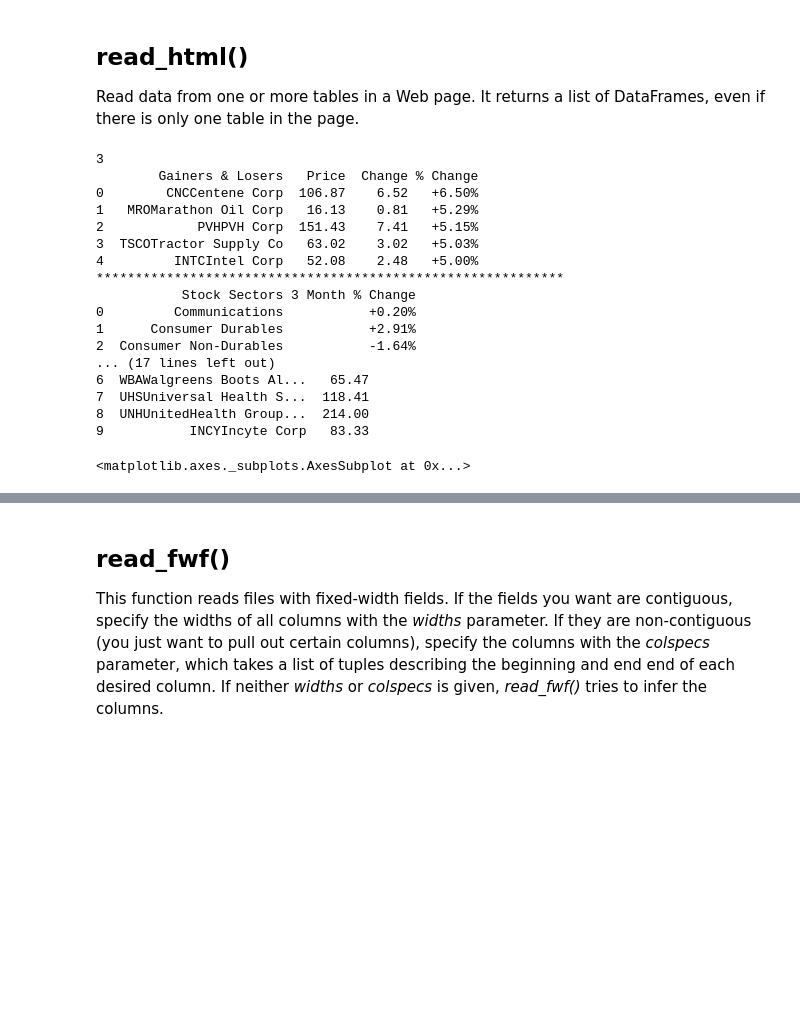
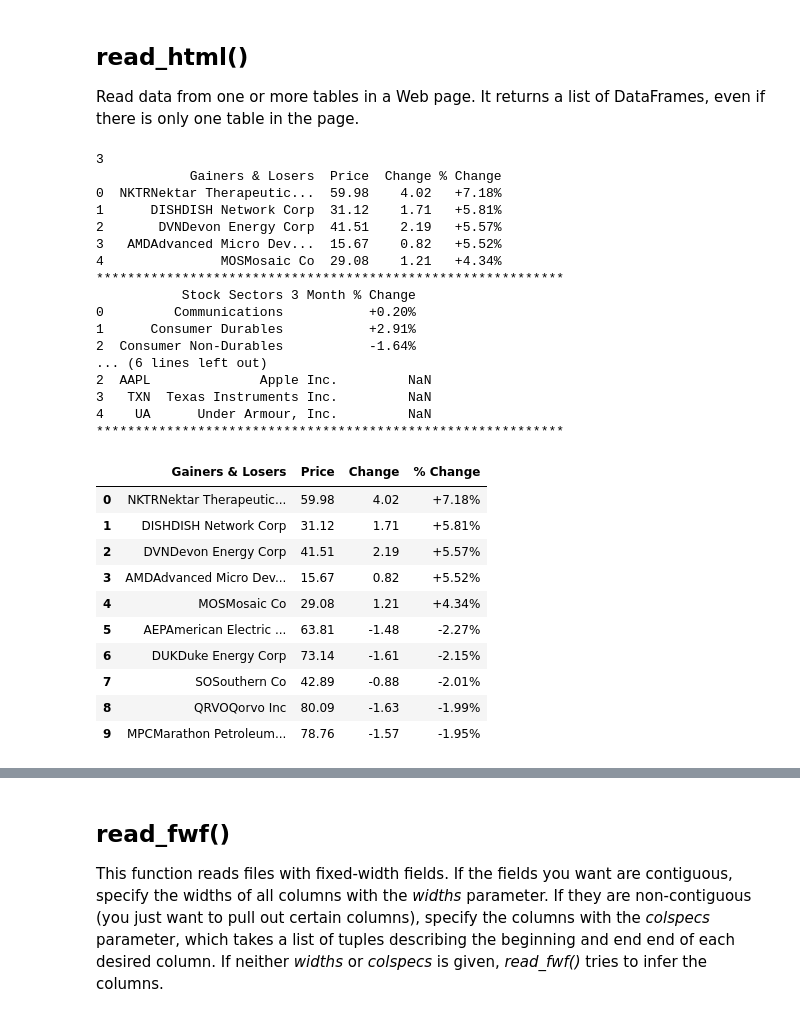
Before and after one commit to tarment10/scientists_class_bettis, a Jupyter notebook: NOTEBOOKS/Pandas_Input_Demo.ipynb, the cells around one changed output, grey strips where cells are left out. Cells and saved outputs as stored; diff of their text form; code cells hidden in the pictures; blank space fills up the shorter version.

```diff
--- a/NOTEBOOKS/Pandas_Input_Demo.ipynb
+++ b/NOTEBOOKS/Pandas_Input_Demo.ipynb
@@ -121,31 +157,40 @@ df_excel_url.head()
 ## read_html()
 Read data from one or more tables in a Web page. It returns a list of DataFrames, even if there is only one table in the page.
 # %%
-df_list = pd.read_html('://money.cnn.com/data/us_markets/', header=0)
+df_list = pd.read_html('http://money.cnn.com/data/us_markets/',
+                       header=0)
 print(len(df_list))
 for df in df_list:
     print(df.head())
     print('*' * 60)
 
-gain_lose = df_list[0]
-print(gain_lose.loc[:,['Gainers & Losers', 'Price']])
-gain_lose['Price'].plot()
+df_list[0]
 # %% [output]
 3
-        Gainers & Losers   Price  Change % Change
-0        CNCCentene Corp  106.87    6.52   +6.50%
-1   MROMarathon Oil Corp   16.13    0.81   +5.29%
-2            PVHPVH Corp  151.43    7.41   +5.15%
-3  TSCOTractor Supply Co   63.02    3.02   +5.03%
-4         INTCIntel Corp   52.08    2.48   +5.00%
+            Gainers & Losers  Price  Change % Change
+0  NKTRNektar Therapeutic...  59.98    4.02   +7.18%
+1      DISHDISH Network Corp  31.12    1.71   +5.81%
+2       DVNDevon Energy Corp  41.51    2.19   +5.57%
+3   AMDAdvanced Micro Dev...  15.67    0.82   +5.52%
+4               MOSMosaic Co  29.08    1.21   +4.34%
 ************************************************************
            Stock Sectors 3 Month % Change
 0         Communications           +0.20%
 1      Consumer Durables           +2.91%
 2  Consumer Non-Durables           -1.64%
-... (17 lines left out)
-6  WBAWalgreens Boots Al...   65.47
-7  UHSUniversal Health S...  118.41
-8  UNHUnitedHealth Group...  214.00
-9           INCYIncyte Corp   83.33
+... (6 lines left out)
+2  AAPL              Apple Inc.         NaN
+3   TXN  Texas Instruments Inc.         NaN
+4    UA      Under Armour, Inc.         NaN
+************************************************************
-<matplotlib.axes._subplots.AxesSubplot at 0x...>
+|  | Gainers & Losers | Price | Change | % Change |
+| 0 | NKTRNektar Therapeutic... | 59.98 | 4.02 | +7.18% |
+| 1 | DISHDISH Network Corp | 31.12 | 1.71 | +5.81% |
+| 2 | DVNDevon Energy Corp | 41.51 | 2.19 | +5.57% |
+| 3 | AMDAdvanced Micro Dev... | 15.67 | 0.82 | +5.52% |
+| 4 | MOSMosaic Co | 29.08 | 1.21 | +4.34% |
+| 5 | AEPAmerican Electric ... | 63.81 | -1.48 | -2.27% |
+| 6 | DUKDuke Energy Corp | 73.14 | -1.61 | -2.15% |
+| 7 | SOSouthern Co | 42.89 | -0.88 | -2.01% |
+| 8 | QRVOQorvo Inc | 80.09 | -1.63 | -1.99% |
+| 9 | MPCMarathon Petroleum... | 78.76 | -1.57 | -1.95% |
```
Also changed, not shown: parts of 15 cells of this notebook, 14 other files.
